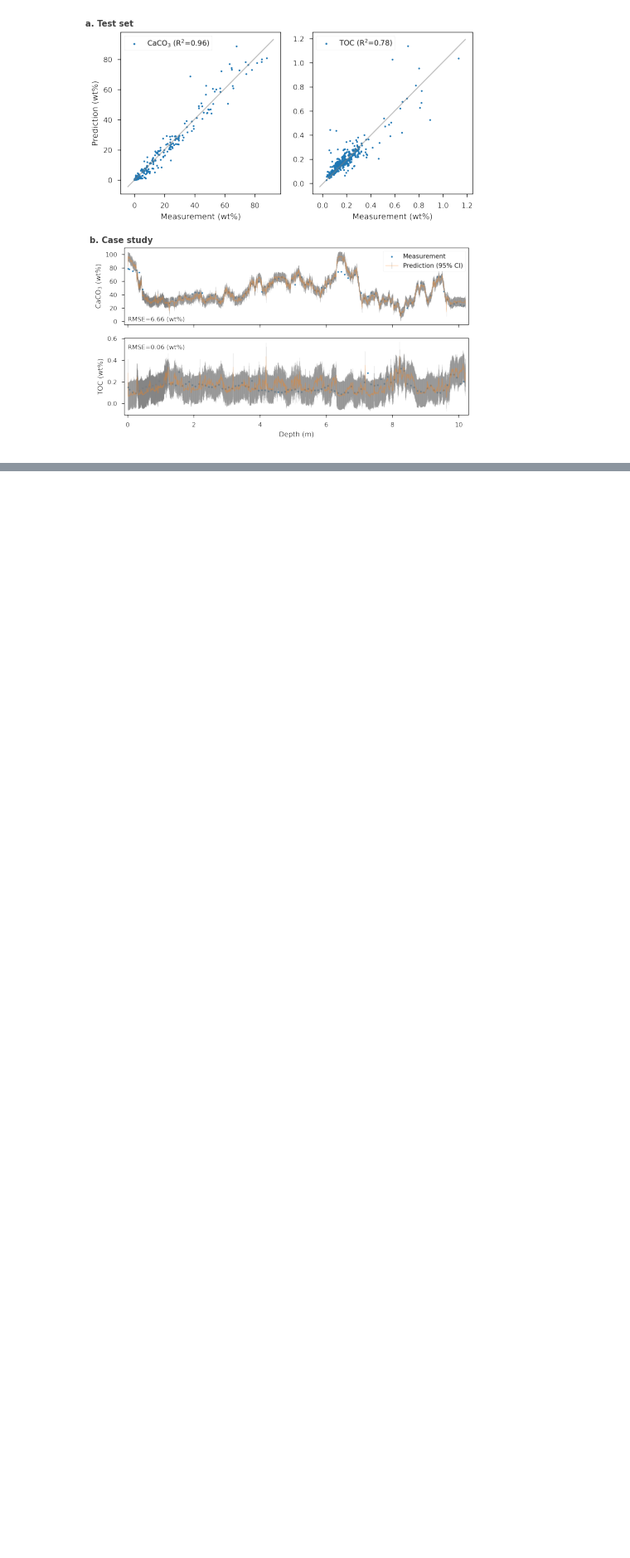
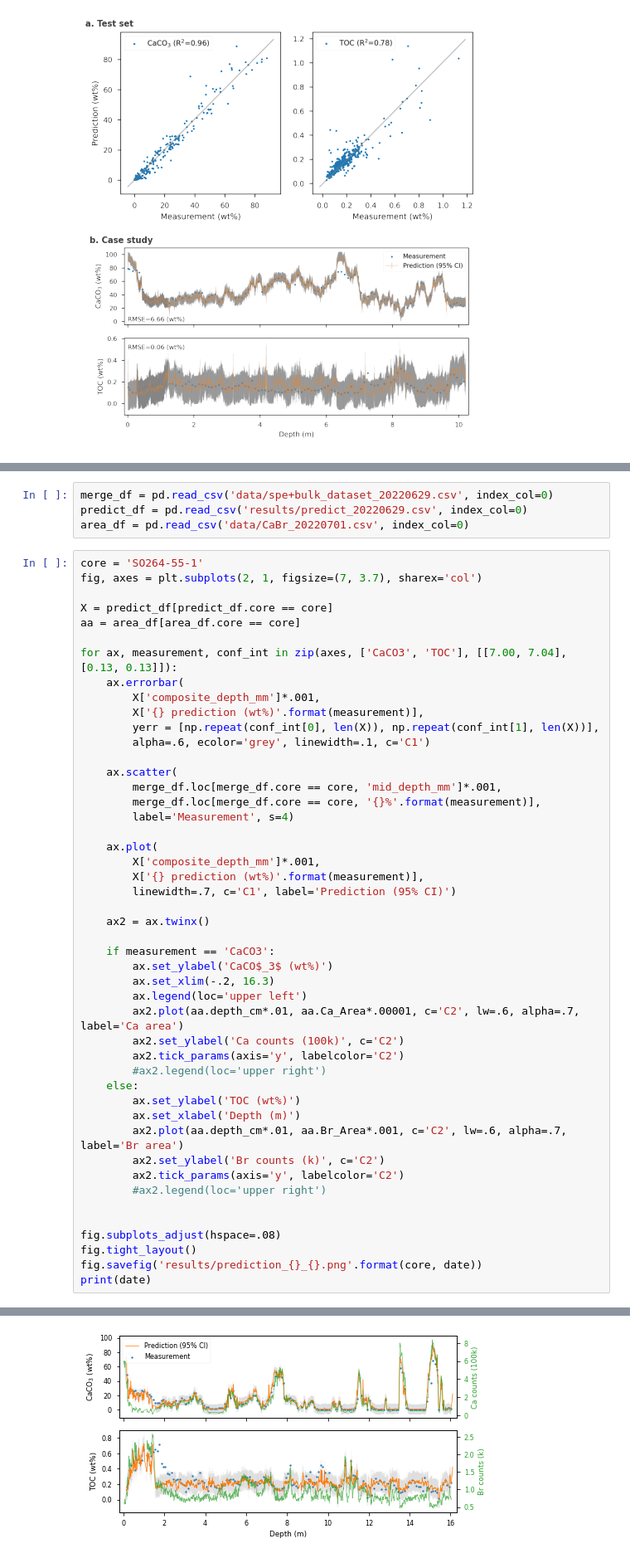
Before and after one commit to dispink/CaCO3_NWP, a Jupyter notebook: plot_for_paper_03.ipynb, the cells around one changed output, grey strips where cells are left out. Shown at 83% size. Cells and saved outputs as stored; diff of their text form; blank space fills up the shorter version.

Commit message:
Update figures
Outputs:
data_hist_20220702.png
prediction_casestudies_CaCO3/TOC_20220701.png
prediction_SO264-55-1_20220701.png
	modified:   plot_for_paper_03.ipynb

```diff
--- a/plot_for_paper_03.ipynb
+++ b/plot_for_paper_03.ipynb
@@ -115,0 +118,52 @@ fig.savefig('results/join_figure_0_{}.png'.format(date))
+# %%
+merge_df = pd.read_csv('data/spe+bulk_dataset_20220629.csv', index_col=0)
+predict_df = pd.read_csv('results/predict_20220629.csv', index_col=0)
+area_df = pd.read_csv('data/CaBr_20220701.csv', index_col=0)
+# %%
+core = 'SO264-55-1'
+fig, axes = plt.subplots(2, 1, figsize=(7, 3.7), sharex='col')
+
+X = predict_df[predict_df.core == core]
+aa = area_df[area_df.core == core]
+
+for ax, measurement, conf_int in zip(axes, ['CaCO3', 'TOC'], [[7.00, 7.04], [0.13, 0.13]]):
+    ax.errorbar(
+        X['composite_depth_mm']*.001,
+        X['{} prediction (wt%)'.format(measurement)],
+        yerr = [np.repeat(conf_int[0], len(X)), np.repeat(conf_int[1], len(X))],
+        alpha=.6, ecolor='grey', linewidth=.1, c='C1')
+
+    ax.scatter(
+        merge_df.loc[merge_df.core == core, 'mid_depth_mm']*.001,
+        merge_df.loc[merge_df.core == core, '{}%'.format(measurement)],
+        label='Measurement', s=4)
+
+    ax.plot(
+        X['composite_depth_mm']*.001,
+        X['{} prediction (wt%)'.format(measurement)],
+        linewidth=.7, c='C1', label='Prediction (95% CI)')
+
+    ax2 = ax.twinx()
+
+    if measurement == 'CaCO3':
+        ax.set_ylabel('CaCO$_3$ (wt%)')
+        ax.set_xlim(-.2, 16.3)
+        ax.legend(loc='upper left')
+        ax2.plot(aa.depth_cm*.01, aa.Ca_Area*.00001, c='C2', lw=.6, alpha=.7, label='Ca area')
+        ax2.set_ylabel('Ca counts (100k)', c='C2')
+        ax2.tick_params(axis='y', labelcolor='C2')
+        #ax2.legend(loc='upper right')
+    else:
+        ax.set_ylabel('TOC (wt%)')
+        ax.set_xlabel('Depth (m)')
+        ax2.plot(aa.depth_cm*.01, aa.Br_Area*.001, c='C2', lw=.6, alpha=.7, label='Br area')
+        ax2.set_ylabel('Br counts (k)', c='C2')
+        ax2.tick_params(axis='y', labelcolor='C2')
+        #ax2.legend(loc='upper right')
+
+
+fig.subplots_adjust(hspace=.08)
+fig.tight_layout()
+fig.savefig('results/prediction_{}_{}.png'.format(core, date))
+print(date)
+# %% [output]
@@ -115,0 +171 @@ fig.savefig('results/join_figure_0_{}.png'.format(date))
+[figure, added]
```
Also changed, not shown: parts of 10 cells of this notebook.
